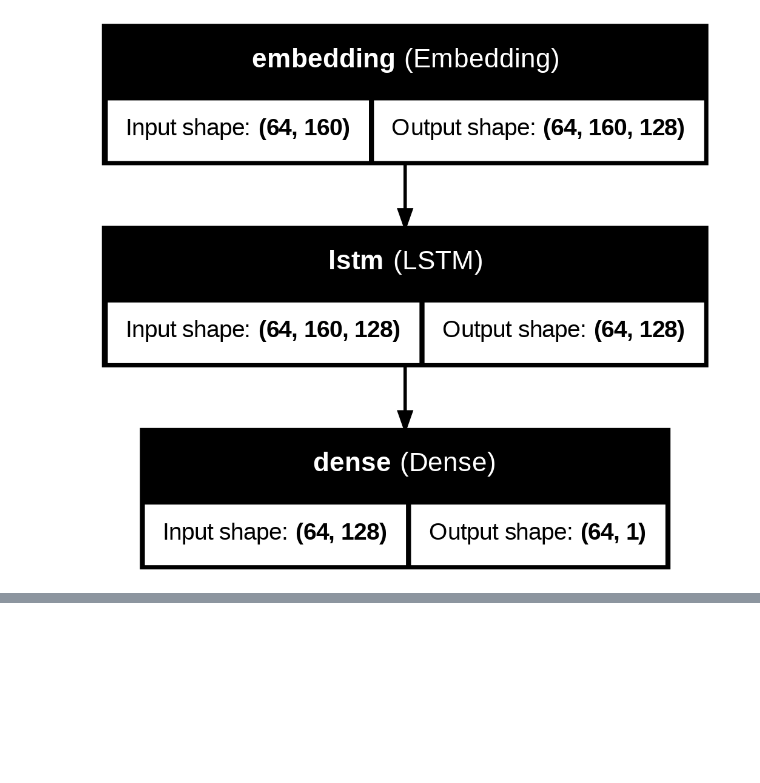
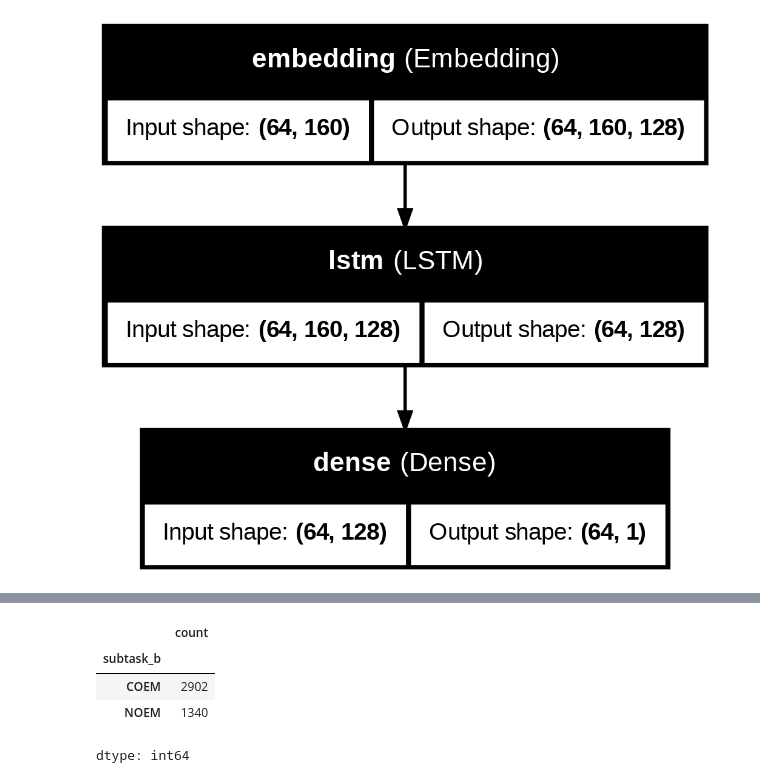
Before and after one commit to Vigash14120/twitter-sentiment-analysis-using-Bert-, a Jupyter notebook: Untitled3.ipynb, the cells around one changed output, grey strips where cells are left out. Saved outputs shown, nothing was run; the diff lists cells and outputs as text; code cells hidden in the pictures; blank space fills up the shorter version.

```diff
--- a/Untitled3.ipynb
+++ b/Untitled3.ipynb
@@ -269,0 +281,12 @@ plot_model(model, to_file='lstm_model.png', show_shapes=True, show_layer_names=T
+# %%
+# droppign null as subtask b has most of the data as undefined
+df = df.dropna()
+# %%
+# after dropping
+df['subtask_b'].value_counts()
+# %% [output]
+|  | count |
+| subtask_b |  |
+| COEM | 2902 |
+| NOEM | 1340 |
+dtype: int64
```
Also changed, not shown: parts of 3 cells of this notebook.
